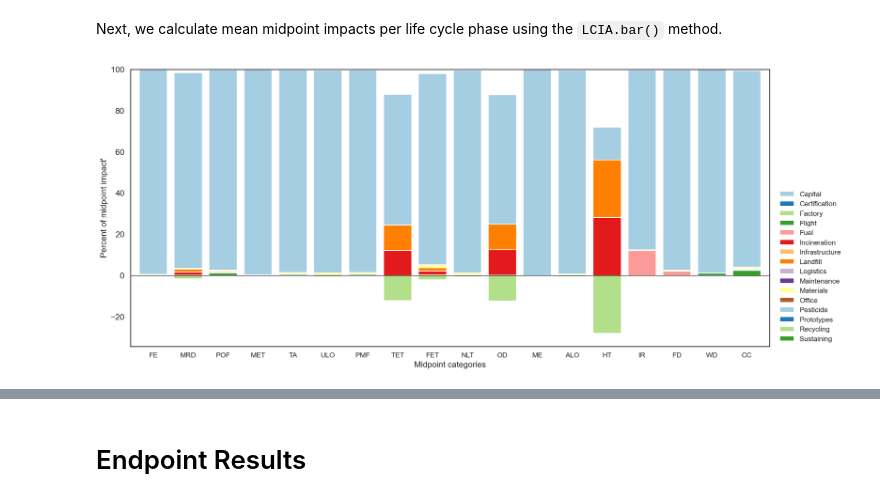
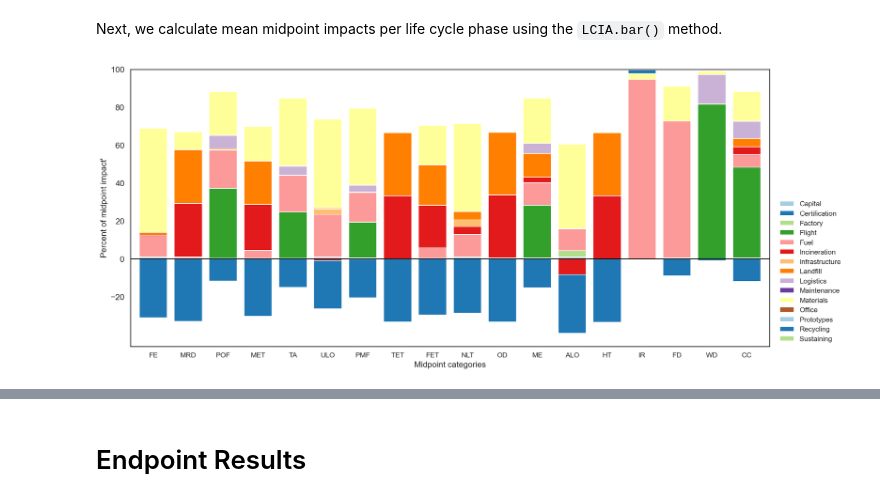
Before and after one commit to gparolin/AEco, a Jupyter notebook: Scripts/view.ipynb, the cells around one changed output, grey strips where cells are left out. Saved outputs shown, nothing was run; the diff lists cells and outputs as text; code cells hidden in the pictures.

Commit message:
No pesticide implementation

```diff
--- a/Scripts/view.ipynb
+++ b/Scripts/view.ipynb
@@ -20,8 +19,20 @@ import seaborn as sns
 pal = sns.color_palette("Paired", 16)
 # %% [markdown]
 Loading LCA results saved in the `NetCDF` file.
+# %%
+pest_phases = {'Development': ['Office','Infrastructure','Capital','Prototypes','Certification'],
+                'Manufacturing': ['Materials','Factory','Logistics','Sustaining'],
+                'Operation': ['Flight','Pesticide','Maintenance','Fuel'],
+                'End-of-Life': ['Recycling','Landfill','Incineration']
+                }
+no_pest_phases = {'Development': ['Office','Infrastructure','Capital','Prototypes','Certification'],
+                'Manufacturing': ['Materials','Factory','Logistics','Sustaining'],
+                'Operation': ['Flight','Maintenance','Fuel'],
+                'End-of-Life': ['Recycling','Landfill','Incineration']
+                }
 # %%
-aeco = LCIA.load(path, chunks={}, LCI=False, CTV=True)
+aeco_pest = LCIA.load(path, chunks={}, LCI=False, CTV=True)
+aeco_no_pest = LCIA.load(path, chunks={}, LCI=False, CTV=False, no_pest=True, phases=no_pest_phases)
 #bravo = LCIA.load(bravo_path, chunks={}, LCI=False, CTV=False)
 #echo = LCIA.load(echo_path, chunks={}, LCI=False, CTV=False)
 # %% [markdown]
@@ -126,6 +137,6 @@ Coordinates:
 # %% [markdown]
 Next, we calculate mean midpoint impacts per life cycle phase using the `LCIA.bar()` method.
 # %%
-aeco.bar('MP', subphase=True, save=True, palette=pal)
+aeco_no_pest.bar('MP', subphase=True, save=True, palette=pal)
 # %% [output]
-[figure, old version]
+[figure, new version]
```
Also changed, not shown: parts of 15 cells of this notebook, 7 other files.
